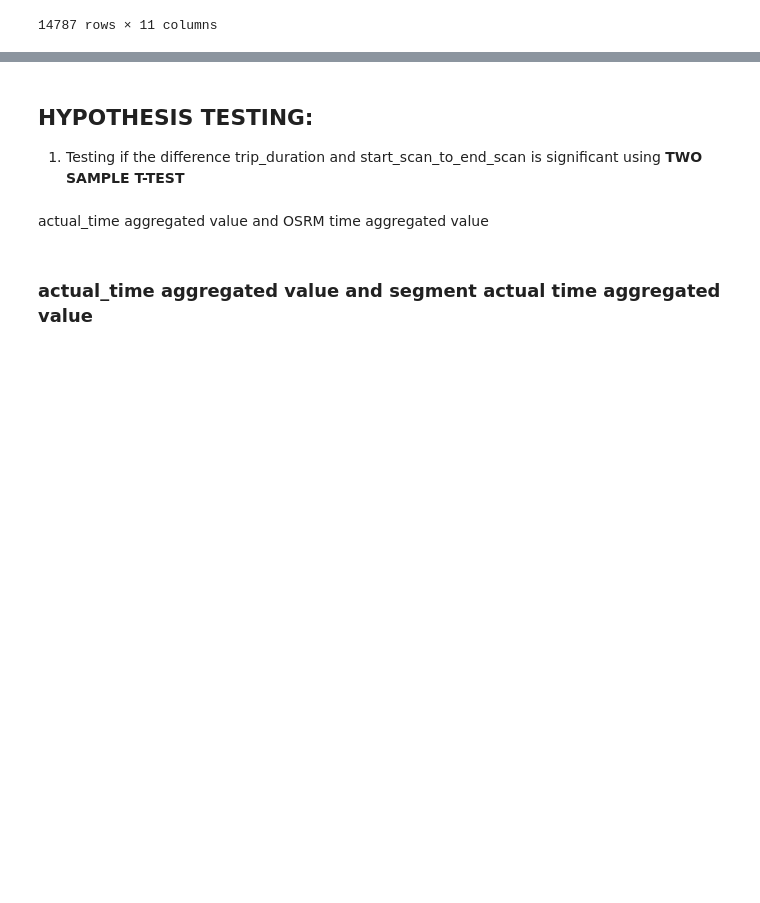
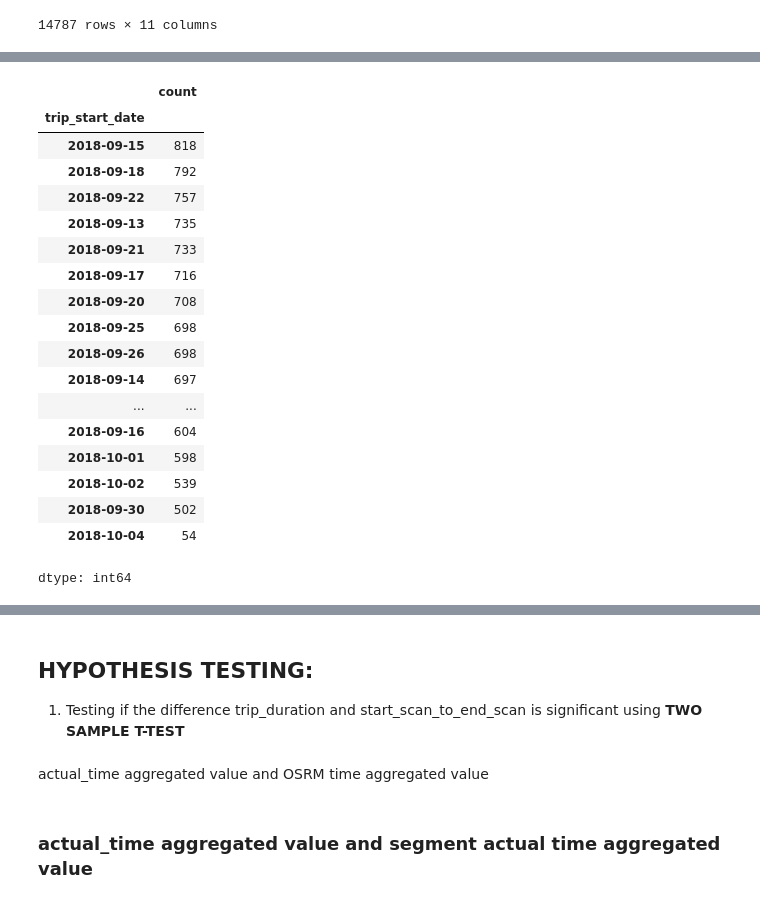
Before and after one commit to akshayabhale1406/SCLR_Delhivery_FE, a Jupyter notebook: Delhivery_FE.ipynb, the cells around one changed output, grey strips where cells are left out. Saved outputs shown, nothing was run; the diff lists cells and outputs as text; code cells hidden in the pictures; blank space fills up the shorter version.

```diff
--- a/Delhivery_FE.ipynb
+++ b/Delhivery_FE.ipynb
@@ -366,0 +365,23 @@ df_combined_times.describe()
+# %%
+most_busy_days = df_combined_times['trip_start_date'].value_counts()
+most_busy_days
+# %% [output]
+|  | count |
+| trip_start_date |  |
+| 2018-09-15 | 818 |
+| 2018-09-18 | 792 |
+| 2018-09-22 | 757 |
+| 2018-09-13 | 735 |
+| 2018-09-21 | 733 |
+| 2018-09-17 | 716 |
+| 2018-09-20 | 708 |
+| 2018-09-25 | 698 |
+| 2018-09-26 | 698 |
+| 2018-09-14 | 697 |
+| ... | ... |
+| 2018-09-16 | 604 |
+| 2018-10-01 | 598 |
+| 2018-10-02 | 539 |
+| 2018-09-30 | 502 |
+| 2018-10-04 | 54 |
+dtype: int64
```
Also changed, not shown: parts of 2 cells of this notebook.
